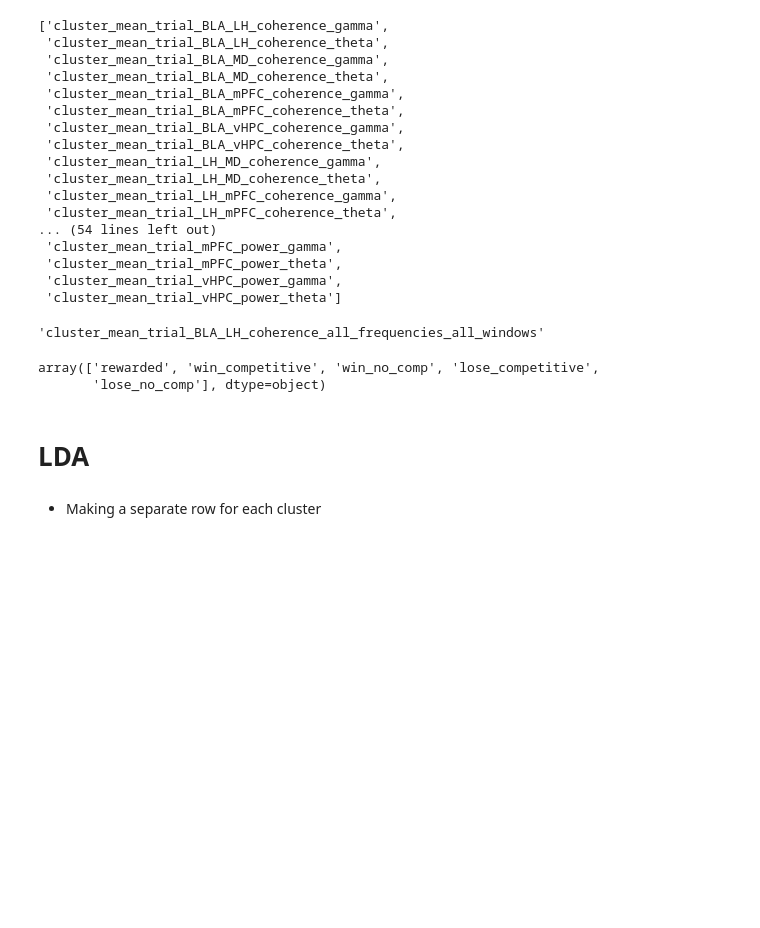
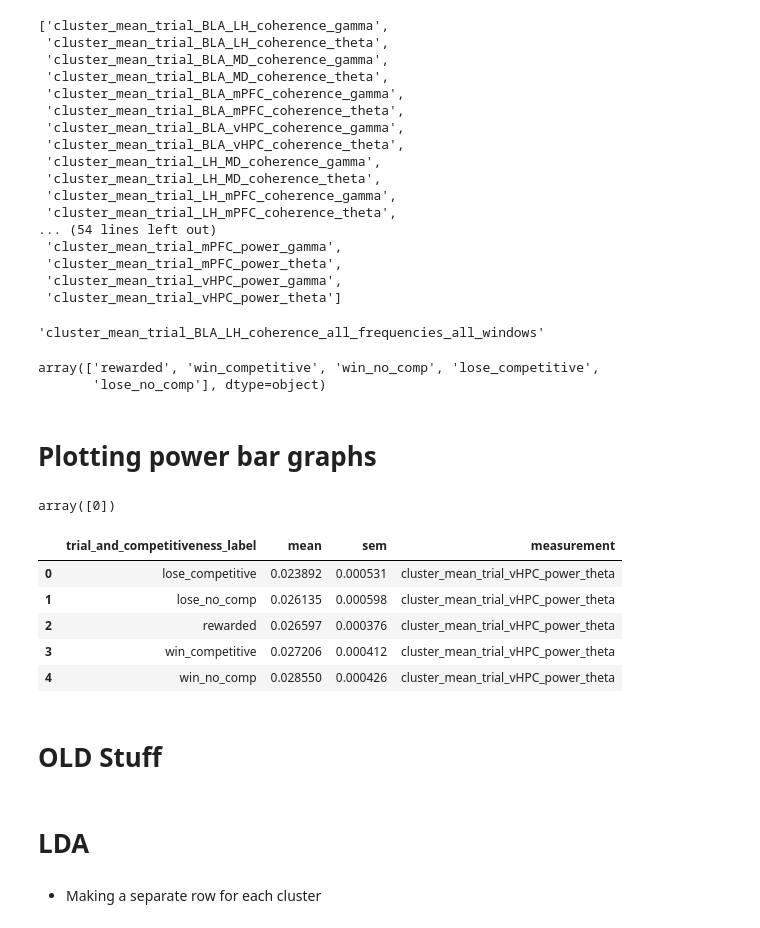
Before and after one commit to padillacoreanolab/reward_comp_ext, a Jupyter notebook: results/2024_06_16_spectral_preprocessing/12_rce3_cluster_parsing_combined_comp.ipynb, the cells around one changed output. Saved outputs shown, nothing was run; the diff lists cells and outputs as text; code cells hidden in the pictures; blank space fills up the shorter version.

Commit message:
nb: bar graph cleaning up power

```diff
--- a/results/2024_06_16_spectral_preprocessing/12_rce3_cluster_parsing_combined_comp.ipynb
+++ b/results/2024_06_16_spectral_preprocessing/12_rce3_cluster_parsing_combined_comp.ipynb
@@ -936,9 +936,9 @@ for col in cluster_mean_columns:
     if "power" in col:
         # plt.ylim(0,0.01)
         # plt.yscale("log")
-        # plt.ylim((10**-3.5,10**-0.5))
+        plt.ylim((10**-3.2,10**-1.2))
         # plt.set_ylim(auto=True)
-        plt.ylim()
+        # plt.ylim(0, 0.5)
         ax.set_yscale('log')
         # plt.ylim(0, max_value)
 
@@ -957,12 +957,12 @@ for col in cluster_mean_columns:
         sem_power = sem_power[low_freq: high_freq]
         print(sem_power)
 
-        plt.plot(current_frequencies, mean_power, \
-        label="{}".format(row["trial_and_competitiveness_label"]), linewidth=3, color=row["color"])
-
         plt.fill_between(current_frequencies,
         mean_power - sem_power, mean_power + sem_power, \
         alpha=0.3, color=row["color"])
+
+        plt.plot(current_frequencies, mean_power, \
+        label="{}".format(row["trial_and_competitiveness_label"]), linewidth=3, color=row["color"])
 
     if "granger" in col:
         title = "{}".format(col.replace("cluster_mean_trial_", "").replace("cluster_mean_trial_and_post_", "").replace("RMS_filtered_", "").replace("all_frequencies_all_windows", "").replace("power", "").replace("granger", "")).replace("coherence", "").replace("_", " ").replace("  ", " ").strip().replace(" ", " to ").strip()
@@ -999,7 +999,7 @@ for col in cluster_mean_columns:
     ax.spines['left'].set_linewidth(2)
 
     plt.tight_layout()
-    plt.savefig(os.path.join(output_dir, "cluster_{}.png".format(col.replace("cluster_mean_trial_and_post_", "").replace("RMS_filtered_", "").replace("all_frequencies_all_windows", "").strip("_").strip())))
+    plt.savefig(os.path.join(output_dir, "cluster_{}.png".format(col.replace("cluster_mean_trial_and_post_", "").replace("RMS_filtered_", "").replace("all_frequencies_all_windows", "").strip("_").strip())), transparent=True)
     plt.show()
 # %% [output]
 cluster_mean_trial_BLA_LH_coherence_all_frequencies_all_windows
@@ -1318,0 +1227,8 @@ raise ValueError()
+# %% [markdown]
+# Plotting power bar graphs
+# %%
+    x_pos = np.arange(0,1,len(merged_df))
+# %%
+x_pos
+# %% [output]
+array([0])
@@ -1319,3 +1293,14 @@ raise ValueError()
+# %%
+merged_df
+# %% [output]
+|  | trial_and_competitiveness_label | mean | sem | measurement |
+| 0 | lose_competitive | 0.023892 | 0.000531 | cluster_mean_trial_vHPC_power_theta |
+| 1 | lose_no_comp | 0.026135 | 0.000598 | cluster_mean_trial_vHPC_power_theta |
+| 2 | rewarded | 0.026597 | 0.000376 | cluster_mean_trial_vHPC_power_theta |
+| 3 | win_competitive | 0.027206 | 0.000412 | cluster_mean_trial_vHPC_power_theta |
+| 4 | win_no_comp | 0.028550 | 0.000426 | cluster_mean_trial_vHPC_power_theta |
+# %% [markdown]
+# OLD Stuff
 # %%
 granger_col = [col for col in cluster_exploded_TRIALS_AND_SPECTRAL_DF.columns if ("theta" in col or "gamma" in col) and "granger" in col and "mean" in col]
 # %%
```
Also changed, not shown: parts of 6 cells of this notebook, 1 other file.
